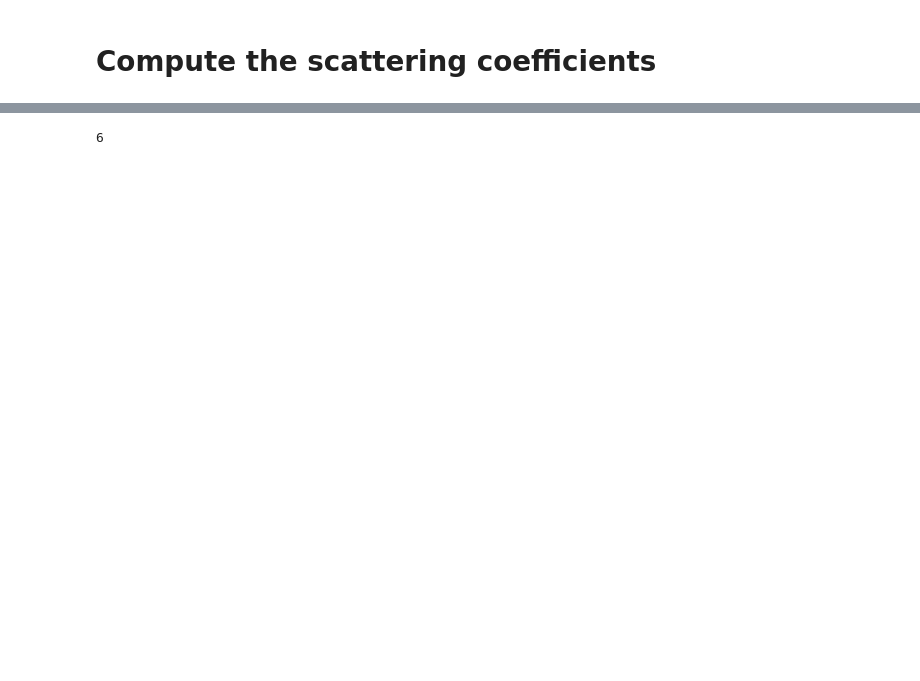
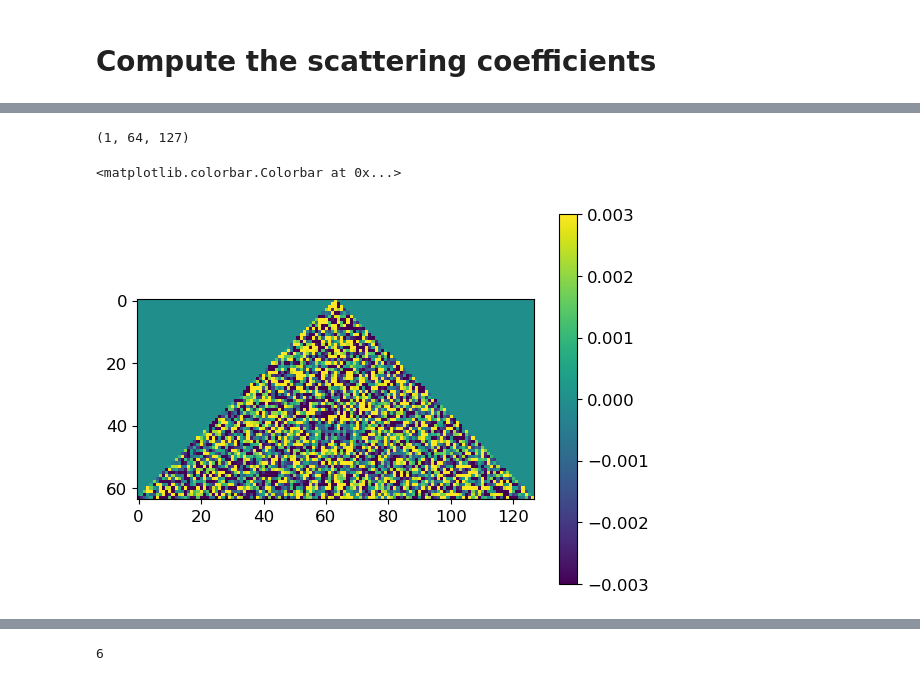
Before and after one commit to mousset/scatcovJAX, a Jupyter notebook: Notebooks/compute_scattering_coeff.ipynb, the cells around one changed output, grey strips where cells are left out. Cells and saved outputs as stored; diff of their text form; code cells hidden in the pictures; blank space fills up the shorter version.

```diff
--- a/Notebooks/compute_scattering_coeff.ipynb
+++ b/Notebooks/compute_scattering_coeff.ipynb
@@ -220,0 +223,8 @@ Njjprime.append(Njjprime_for_j2)  # [J2][Norient2][J1j][Norient1, Nthetaj, Nphij
+# %%
+print(M_lm_j2.shape)
+plt.imshow(np.real(M_lm_j2[0]), vmin=-0.003, vmax=0.003)
+plt.colorbar()
+# %% [output]
+(1, 64, 127)
+<matplotlib.colorbar.Colorbar at 0x...>
+[figure, added]
```
Also changed, not shown: parts of 15 cells of this notebook.
